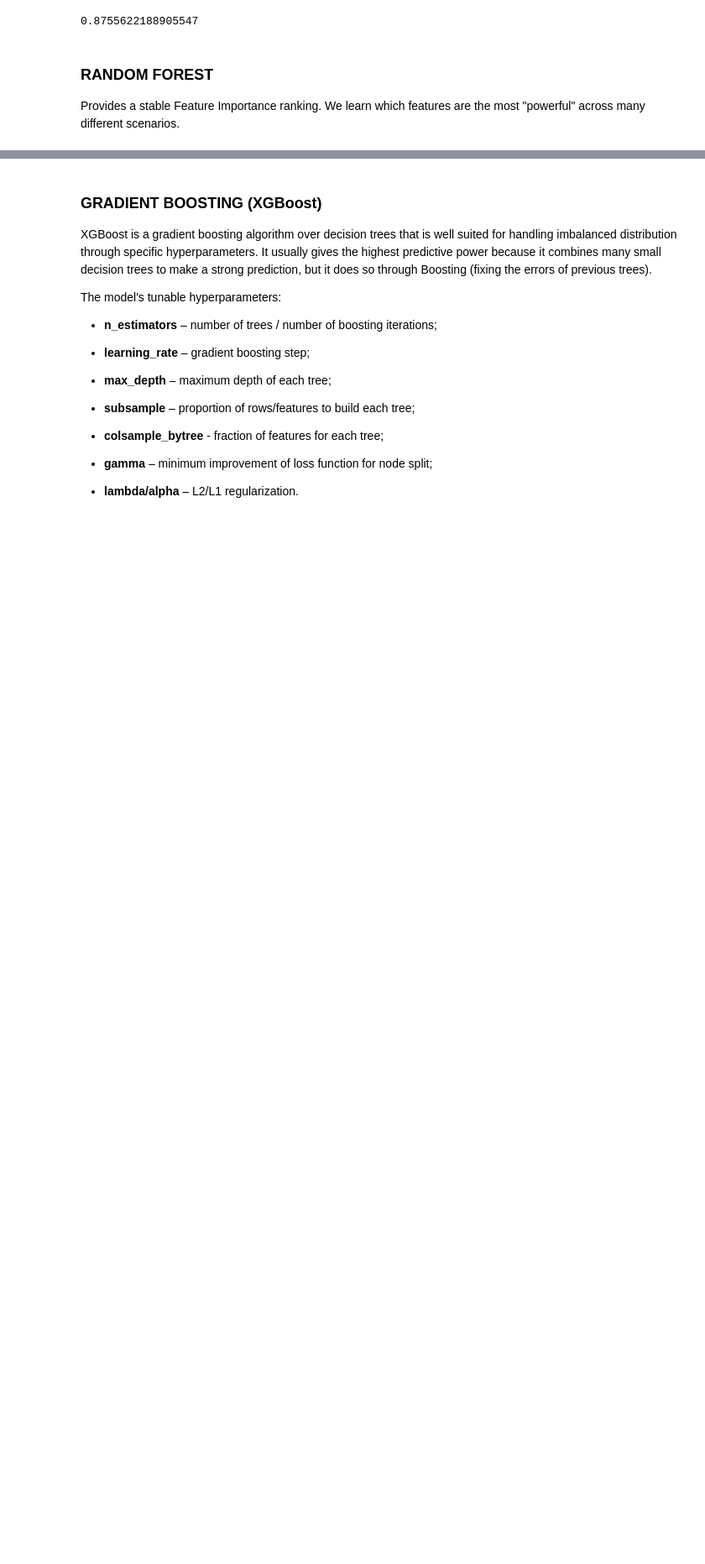
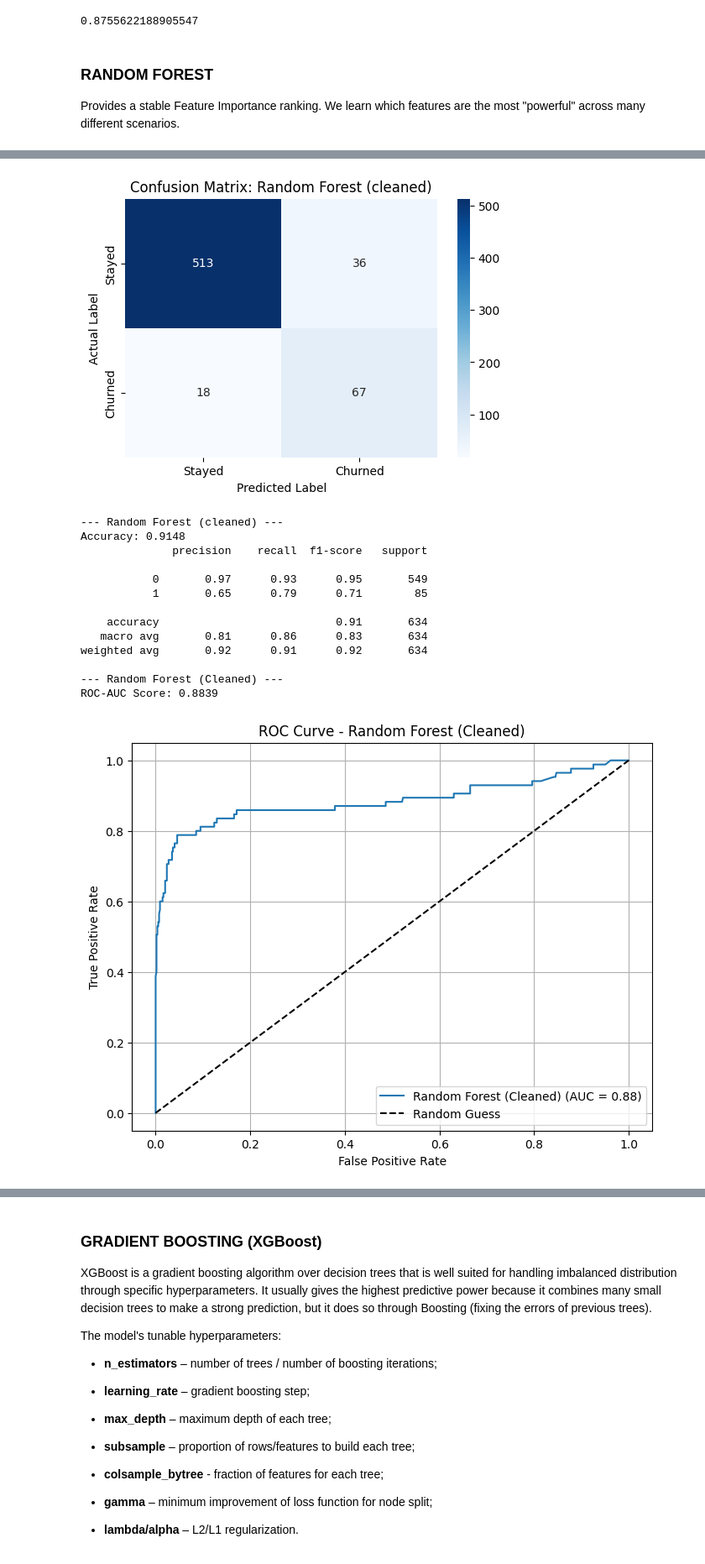
Before and after one commit to Francesca9933/ml-customer-churn-prediction, a Jupyter notebook: customer_churn_prediction.ipynb, the cells around one changed output, grey strips where cells are left out. Shown at 84% size. Cells and saved outputs as stored; diff of their text form; code cells hidden in the pictures; blank space fills up the shorter version.

```diff
--- a/customer_churn_prediction.ipynb
+++ b/customer_churn_prediction.ipynb
@@ -919,0 +922,28 @@ np.float64(0.8557695785856393)
+# %%
+rf = RandomForestClassifier(n_estimators=17, random_state=42, class_weight='balanced', max_features=np.float64(0.7079950243920338),
+                            max_leaf_nodes=46, criterion=np.str_('entropy'))
+rf.fit(X_train, y_train)
+evaluate_model(rf, X_test, y_test, "Random Forest (cleaned)")
+def plot_roc_curve(true_y, y_prob):
+    fpr, tpr, thresholds = roc_curve(true_y, y_prob)
+    plt.plot(fpr, tpr)
+    plt.xlabel('False Positive Rate')
+    plt.ylabel('True Positive Rate')
+
+evaluate_model_with_roc(rf, X_test, y_test, "Random Forest (Cleaned)")
+# %% [output]
+[figure, added]
+--- Random Forest (cleaned) ---
+Accuracy: 0.9148
+              precision    recall  f1-score   support
+
+           0       0.97      0.93      0.95       549
+           1       0.65      0.79      0.71        85
+
+    accuracy                           0.91       634
+   macro avg       0.81      0.86      0.83       634
+weighted avg       0.92      0.91      0.92       634
+
+--- Random Forest (Cleaned) ---
+ROC-AUC Score: 0.8839
+[figure, added]
```
Also changed, not shown: parts of 15 cells of this notebook.
